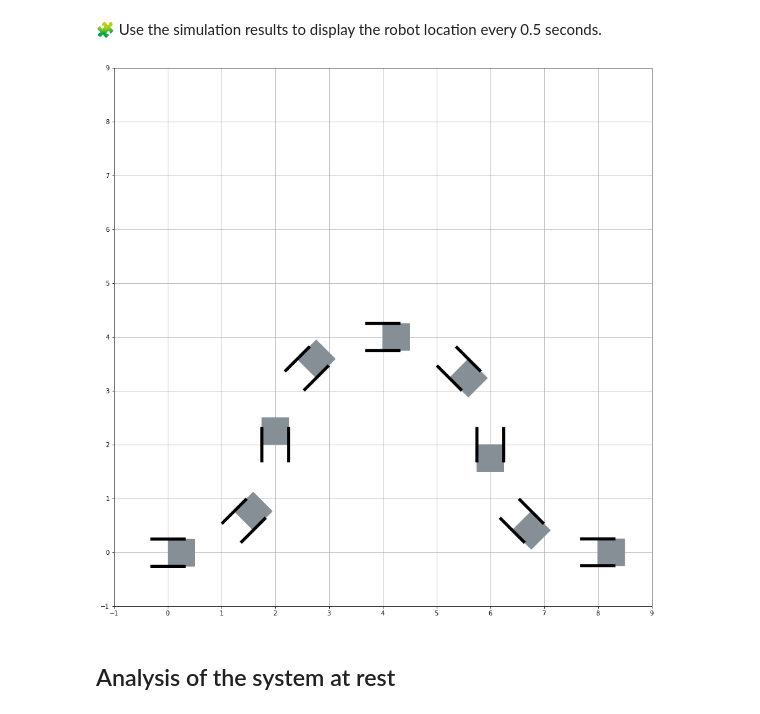
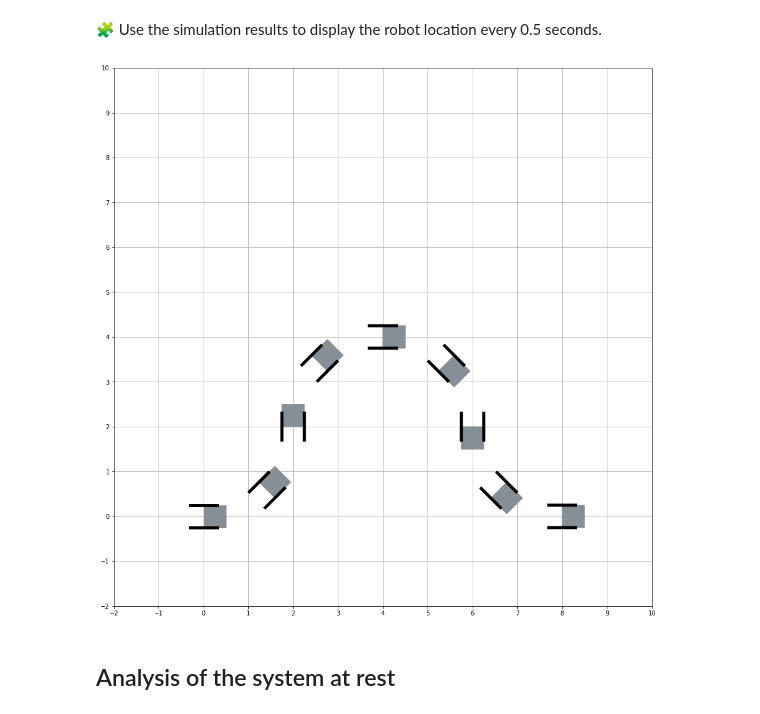
Before and after one commit to AyaBOUBAKRI/control-engineering-with-python-project-2022-2023, a Jupyter notebook: Project-2.ipynb, the cells around one changed output. Cells and saved outputs as stored; diff of their text form; code cells hidden in the pictures.

```diff
--- a/Project-2.ipynb
+++ b/Project-2.ipynb
@@ -281,23 +281,23 @@ def omega(t, xytheta):
 # %%
 r = solve_ivp(
     fun=fun,
-    t_span=(0, 4),
-    y0=[0, 0, 0],
+    t_span=(0.0, 4.0),
+    y0=[0.0, 0.0, 0.0],
     rtol=1e-6,
     atol=1e-12,
-    dense_output=True
-)
+    dense_output=True)
 # %% [markdown]
 🧩 Use the simulation results to display the robot location every 0.5 seconds.
 # %%
-locations_number= 4*2+1
-t = linspace(0.0, 4.0, locations_number)
-sol_t = r["sol"](t)
-draw_arena(-1, 9, -1, 9)
-for x, y, theta in sol_t.T:
+Locations_number=4/0.5
+draw_arena(-2, 10, -2, 10)
+locations_number=4*2+1
+t = linspace(0.0, 4.0,locations_number )
+solution_n = r["sol"](t)
+for x, y, theta in solution_n.T:
     draw_wheelchair(x, y, theta)
 # %% [output]
-[figure, old version]
+[figure, new version]
 # %% [markdown]
 ## Analysis of the system at rest
 # %% [markdown]
```
Also changed, not shown: parts of 6 cells of this notebook.
